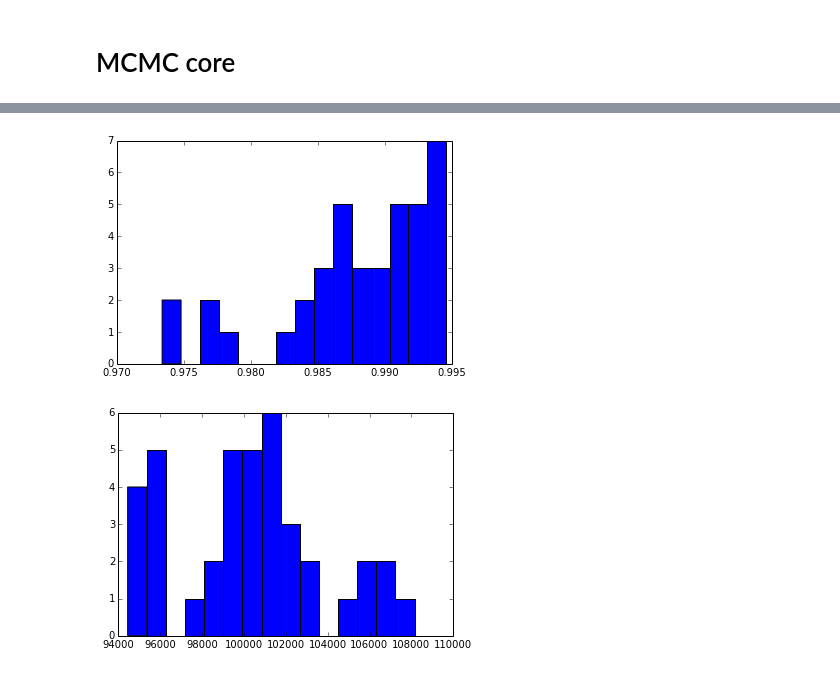
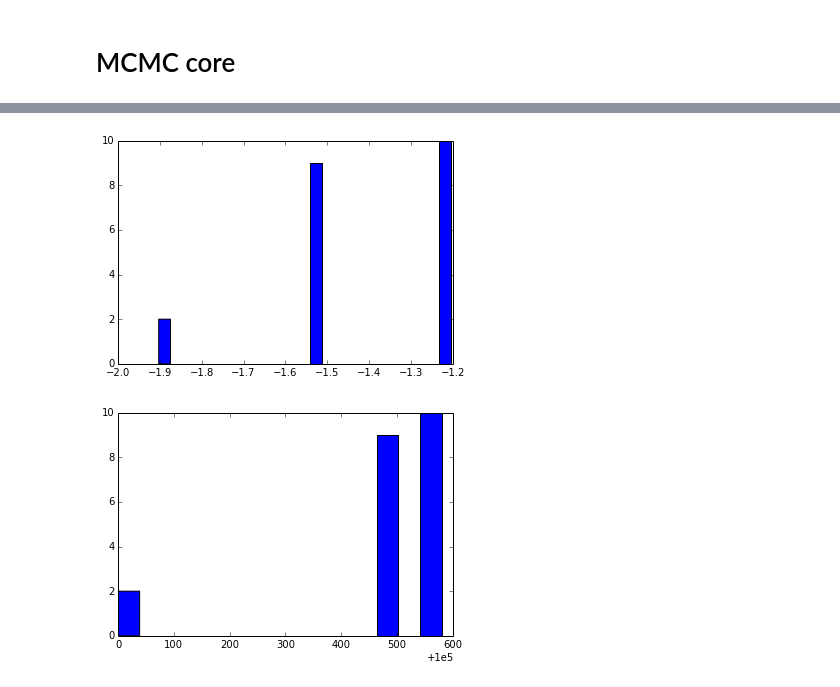
Before and after one commit to jngaravitoc/Lya-MCMC, a Jupyter notebook: code/MCMC_fit.ipynb, the cells around one changed output, grey strips where cells are left out. Drawn from its saved outputs; the diff is of its cells as text; code cells hidden in the pictures.

```diff
--- a/code/MCMC_fit.ipynb
+++ b/code/MCMC_fit.ipynb
@@ -26,22 +28,7 @@ print max(x_0)
 def teo_obs(x_t_, y_t, x_0):
     f = interp1d(x_t, y_t, kind="linear")
     x_new = linspace(min(x_t), max(x_t), 2000)
-    y_new = f(x_new)
+    y_new = f(x_0)
 
-    X_r = []
-    Y_r = []
-    for i in range(len(x_0)):
-        D = []
-        X = []
-        Y = []
-        for j in range(len(x_new)):
-            d = abs(x_0[i]-x_new[j])
-            D.append(d)
-            X.append(x_new[j])
-            Y.append(y_new[j])
-        index = where(D == min(D))
-        index = index[0]
-        X_r.append(x_new[index])
-        Y_r.append(y_new[index])
-    return X_r, Y_r
+    return x_0, y_new
 # %%
@@ -55,7 +43,7 @@ scatter(x_0, y_0, c='r', alpha=0.6)
 # %%
 def likelihood(y_obs, y_model):
     chi_squared = (1.0/2.0)*sum((y_obs-y_model)**2)
-    return exp(-chi_squared)
+    return -chi_squared
 # %% [markdown]
 # Function that returns the analytic solution
 # %%
@@ -68,6 +56,4 @@ def my_model(tau, vel, angle, x_0):
     x_teo = data_m[:,0]*12.85
     y_teo = data_m[:,1]
     x, y = teo_obs(x_teo, y_teo, x_0)
-    return x_teo, y_teo
-x1, y1 = my_model(100000,50,45, x_0)
-#print len(y1)
+    return x, y
@@ -96,5 +84,5 @@ print l_walk
 # %%
-n_iterations = 500 #this is the number of iterations I want to make
+n_iterations = 20 #this is the number of iterations I want to make
 for i in range(n_iterations):
     tau_prime = np.random.normal(tau_walk[i], 1000)
     vel_prime = np.random.normal(vel_walk[i], 5)
@@ -107,7 +95,7 @@ for i in range(n_iterations):
     l_prime = likelihood(y_0, y_prime)
     l_init = likelihood(y_0, y_init)
 
-    alpha = l_prime/l_init
+    alpha = l_prime-l_init
     if(alpha>=1.0):
         tau_walk  = append(tau_walk,tau_prime)
         vel_walk  = append(vel_walk,vel_prime)
@@ -150,8 +160,8 @@ plot(best_x, best_y)
 # %%
-histo = hist(l_walk, bins=15)
+histo = hist(l_walk, bins=25)
 # %% [output]
-[figure, old version]
+[figure, new version]
 # %%
 histo = hist(tau_walk, bins=15)
 # %% [output]
-[figure, old version]
+[figure, new version]
```
Also changed, not shown: parts of 9 cells of this notebook, 2 other files.
